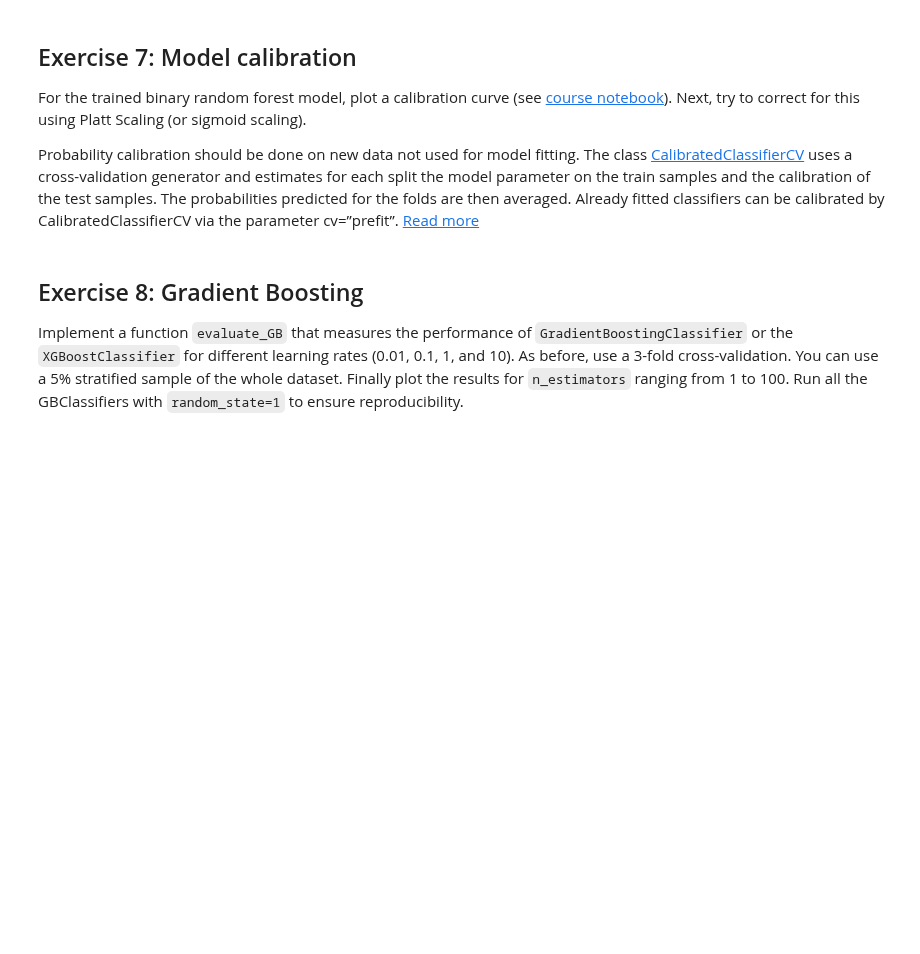
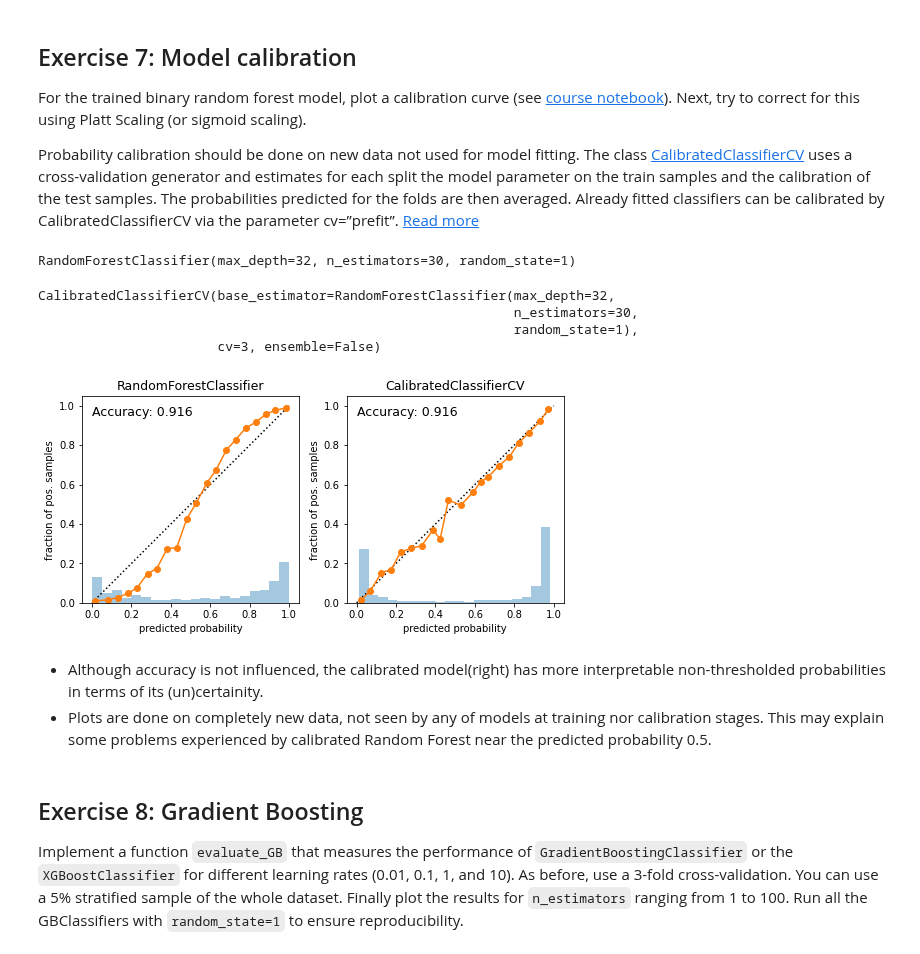
Before and after one commit to gekas145/tue-ml-course, a Jupyter notebook: labs/Lab 3 - Ensembles.ipynb, the cells around one changed output. Drawn from its saved outputs; the diff is of its cells as text; code cells hidden in the pictures; blank space fills up the shorter version.

```diff
--- a/labs/Lab 3 - Ensembles.ipynb
+++ b/labs/Lab 3 - Ensembles.ipynb
@@ -297,3 +340,26 @@ Probability calibration should be done on new data not used for model fitting. T
+# %%
+rfc = RandomForestClassifier(max_depth=32, n_estimators=30, random_state=1)
+rfc.fit(X_train_f, y_train_f)
+# %% [output]
+RandomForestClassifier(max_depth=32, n_estimators=30, random_state=1)
+# %%
+calibrated_rfc = CalibratedClassifierCV(RandomForestClassifier(max_depth=32, n_estimators=30, random_state=1),
+                                        cv=3,
+                                        ensemble=False,
+                                        method='sigmoid')
+calibrated_rfc.fit(X_train_f, y_train_f)
+# %% [output]
+CalibratedClassifierCV(base_estimator=RandomForestClassifier(max_depth=32,
+                                                             n_estimators=30,
+                                                             random_state=1),
+                       cv=3, ensemble=False)
+# %%
+plot_calibration_comparison([rfc, calibrated_rfc], X_test_f, y_test_f)
+# %% [output]
+[figure, added]
+# %% [markdown]
+* Although accuracy is not influenced, the calibrated model(right) has more interpretable non-thresholded probabilities in terms of its (un)certainity.
+* Plots are done on completely new data, not seen by any of models at training nor calibration stages. This may explain some problems experienced by calibrated Random Forest near the predicted probability 0.5.
 # %% [markdown]
 ## Exercise 8: Gradient Boosting
 Implement a function `evaluate_GB` that measures the performance of `GradientBoostingClassifier` or the `XGBoostClassifier` for
```
Also changed, not shown: parts of 3 cells of this notebook.
